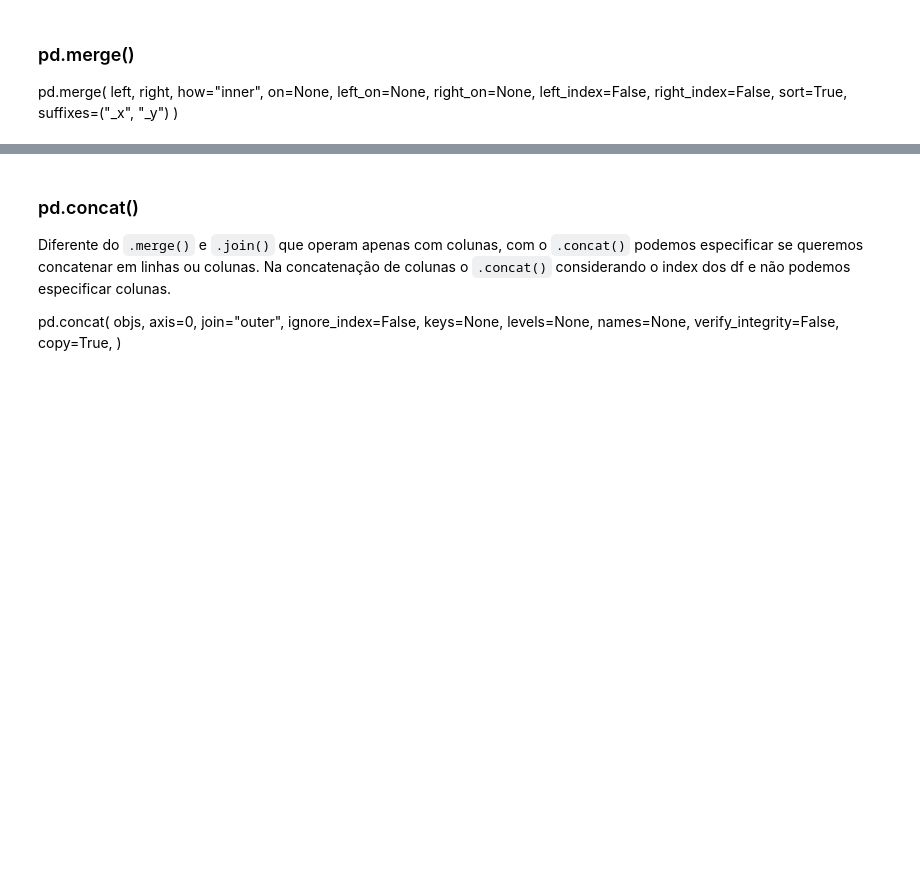
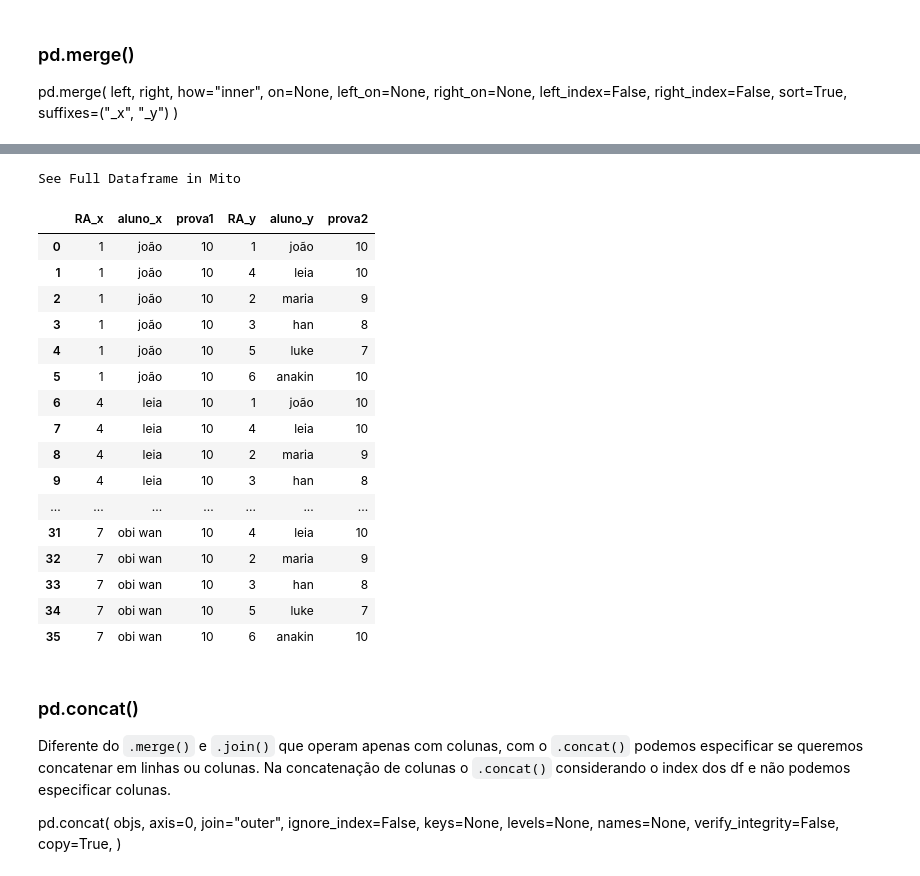
Before and after one commit to patriciacatandi/Lets_Code_Alunos, a Jupyter notebook: 02_Ferramentas_Programação/03_Pandas/Aula_4_-_Groupby_Merge.ipynb, the cells around one changed output, grey strips where cells are left out. Drawn from its saved outputs; the diff is of its cells as text; code cells hidden in the pictures; blank space fills up the shorter version.

```diff
--- a/02_Ferramentas_Programação/03_Pandas/Aula_4_-_Groupby_Merge.ipynb
+++ b/02_Ferramentas_Programação/03_Pandas/Aula_4_-_Groupby_Merge.ipynb
@@ -402,3 +1261,26 @@ df1.merge(df2, how="outer", on=["RA", "aluno"])
+# %%
+# Can not pass on, right_on, left_on or set right_index=True or left_index=True
+
+df1.merge(df2, how='cross')
+# %% [output]
+See Full Dataframe in Mito
+|  | RA_x | aluno_x | prova1 | RA_y | aluno_y | prova2 |
+| 0 | 1 | joão | 10 | 1 | joão | 10 |
+| 1 | 1 | joão | 10 | 4 | leia | 10 |
+| 2 | 1 | joão | 10 | 2 | maria | 9 |
+| 3 | 1 | joão | 10 | 3 | han | 8 |
+| 4 | 1 | joão | 10 | 5 | luke | 7 |
+| 5 | 1 | joão | 10 | 6 | anakin | 10 |
+| 6 | 4 | leia | 10 | 1 | joão | 10 |
+| 7 | 4 | leia | 10 | 4 | leia | 10 |
+| 8 | 4 | leia | 10 | 2 | maria | 9 |
+| 9 | 4 | leia | 10 | 3 | han | 8 |
+| ... | ... | ... | ... | ... | ... | ... |
+| 31 | 7 | obi wan | 10 | 4 | leia | 10 |
+| 32 | 7 | obi wan | 10 | 2 | maria | 9 |
+| 33 | 7 | obi wan | 10 | 3 | han | 8 |
+| 34 | 7 | obi wan | 10 | 5 | luke | 7 |
+| 35 | 7 | obi wan | 10 | 6 | anakin | 10 |
 # %% [markdown]
 ### pd.concat()
 Diferente do `.merge()` e `.join()` que operam apenas com colunas, com o `.concat()` podemos especificar se queremos concatenar em linhas ou colunas.
```
Also changed, not shown: parts of 97 cells of this notebook, 1 other file.
